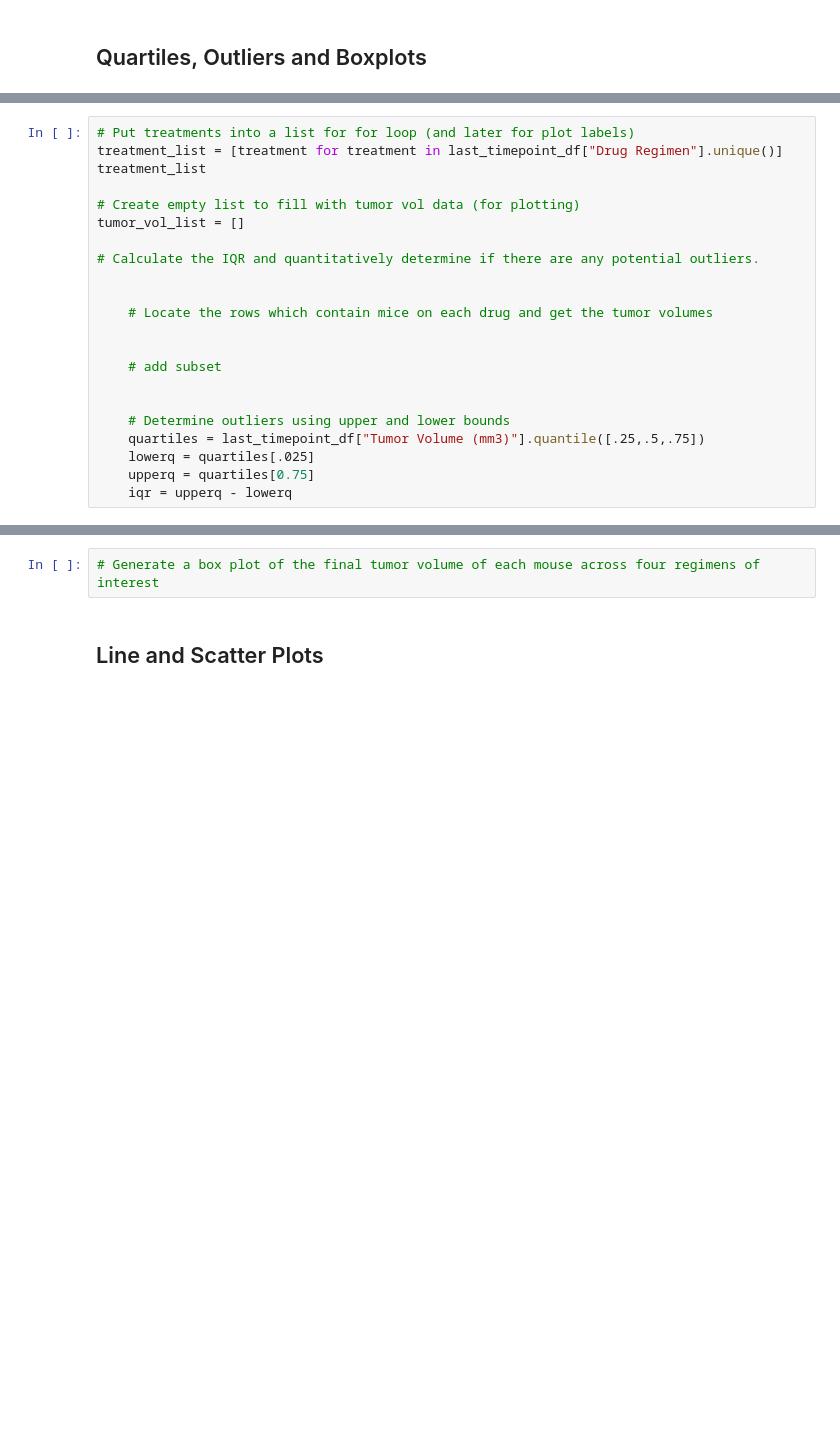
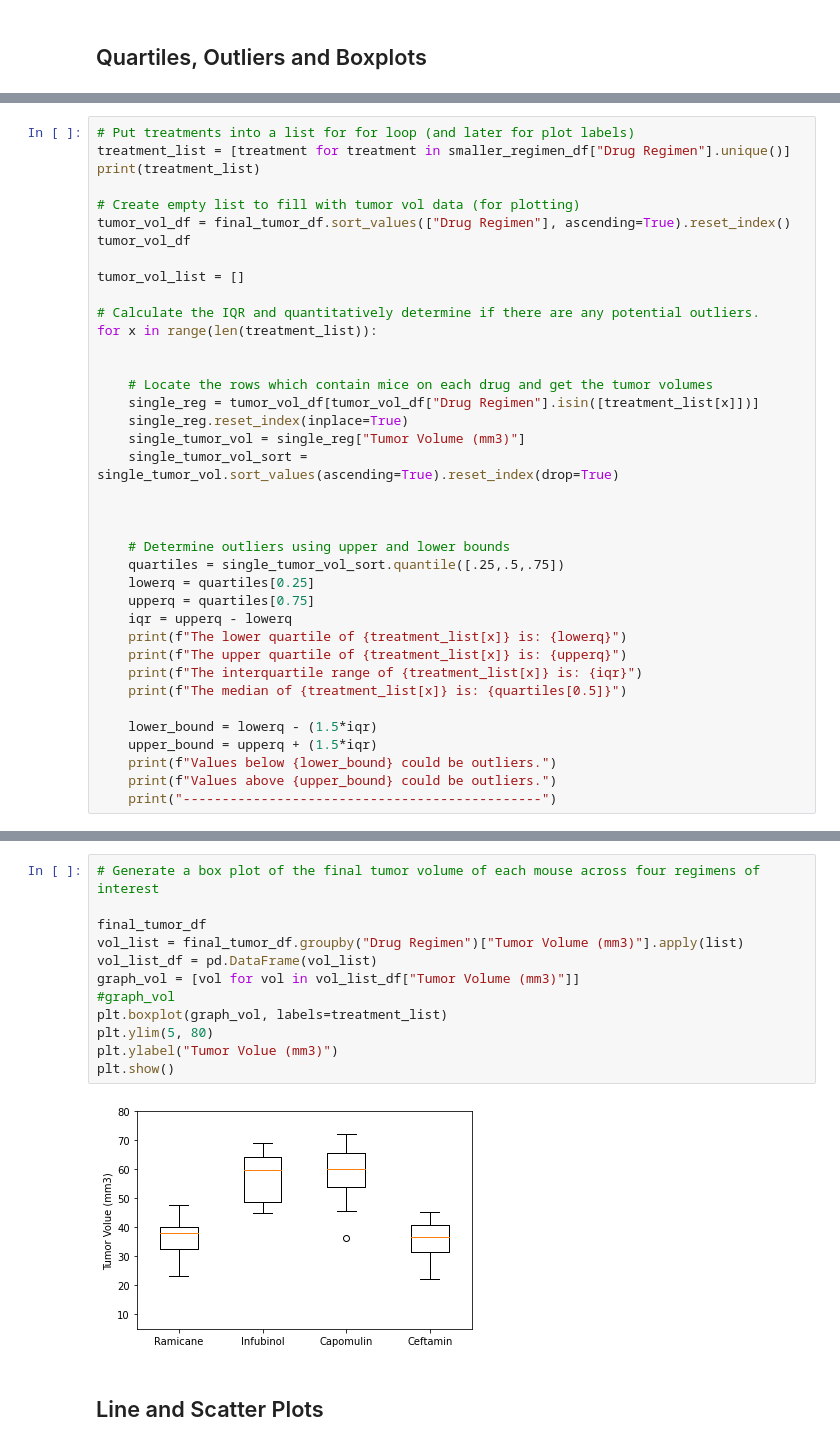
Before and after one commit to dvolz1130/matplotlib-challenge, a Jupyter notebook: pymaceuticals_starter.ipynb, the cells around one changed output, grey strips where cells are left out. Saved outputs shown, nothing was run; the diff lists cells and outputs as text; blank space fills up the shorter version.

```diff
--- a/pymaceuticals_starter.ipynb
+++ b/pymaceuticals_starter.ipynb
@@ -258,23 +273,39 @@ regimen_df
 # %%
 # Put treatments into a list for for loop (and later for plot labels)
-treatment_list = [treatment for treatment in last_timepoint_df["Drug Regimen"].unique()]
-treatment_list
+treatment_list = [treatment for treatment in smaller_regimen_df["Drug Regimen"].unique()]
+print(treatment_list)
 
 # Create empty list to fill with tumor vol data (for plotting)
+tumor_vol_df = final_tumor_df.sort_values(["Drug Regimen"], ascending=True).reset_index()
+tumor_vol_df
+
 tumor_vol_list = []
 
 # Calculate the IQR and quantitatively determine if there are any potential outliers.
+for x in range(len(treatment_list)):
 
 
     # Locate the rows which contain mice on each drug and get the tumor volumes
+    single_reg = tumor_vol_df[tumor_vol_df["Drug Regimen"].isin([treatment_list[x]])]
+    single_reg.reset_index(inplace=True)
+    single_tumor_vol = single_reg["Tumor Volume (mm3)"]
+    single_tumor_vol_sort = single_tumor_vol.sort_values(ascending=True).reset_index(drop=True)
 
-
-    # add subset
 
 
     # Determine outliers using upper and lower bounds
-    quartiles = last_timepoint_df["Tumor Volume (mm3)"].quantile([.25,.5,.75])
-    lowerq = quartiles[.025]
+    quartiles = single_tumor_vol_sort.quantile([.25,.5,.75])
+    lowerq = quartiles[0.25]
     upperq = quartiles[0.75]
     iqr = upperq - lowerq
+    print(f"The lower quartile of {treatment_list[x]} is: {lowerq}")
+    print(f"The upper quartile of {treatment_list[x]} is: {upperq}")
+    print(f"The interquartile range of {treatment_list[x]} is: {iqr}")
+    print(f"The median of {treatment_list[x]} is: {quartiles[0.5]}")
+
+    lower_bound = lowerq - (1.5*iqr)
+    upper_bound = upperq + (1.5*iqr)
+    print(f"Values below {lower_bound} could be outliers.")
+    print(f"Values above {upper_bound} could be outliers.")
+    print("----------------------------------------------")
 # %% [output]
@@ -282,4 +329,16 @@ tumor_vol_list = []
 # %%
 # Generate a box plot of the final tumor volume of each mouse across four regimens of interest
+
+final_tumor_df
+vol_list = final_tumor_df.groupby("Drug Regimen")["Tumor Volume (mm3)"].apply(list)
+vol_list_df = pd.DataFrame(vol_list)
+graph_vol = [vol for vol in vol_list_df["Tumor Volume (mm3)"]]
+#graph_vol
+plt.boxplot(graph_vol, labels=treatment_list)
+plt.ylim(5, 80)
+plt.ylabel("Tumor Volue (mm3)")
+plt.show()
+# %% [output]
+[figure, added]
 # %% [markdown]
 ## Line and Scatter Plots
```
Also changed, not shown: parts of 10 cells of this notebook.
